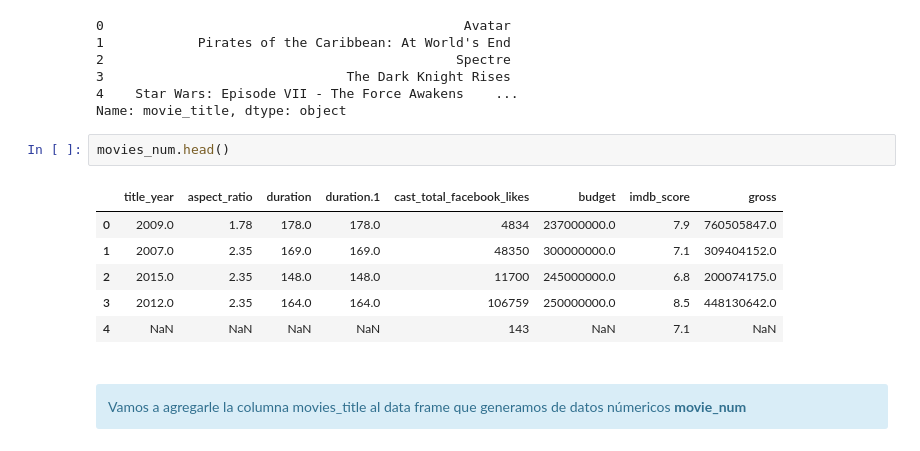
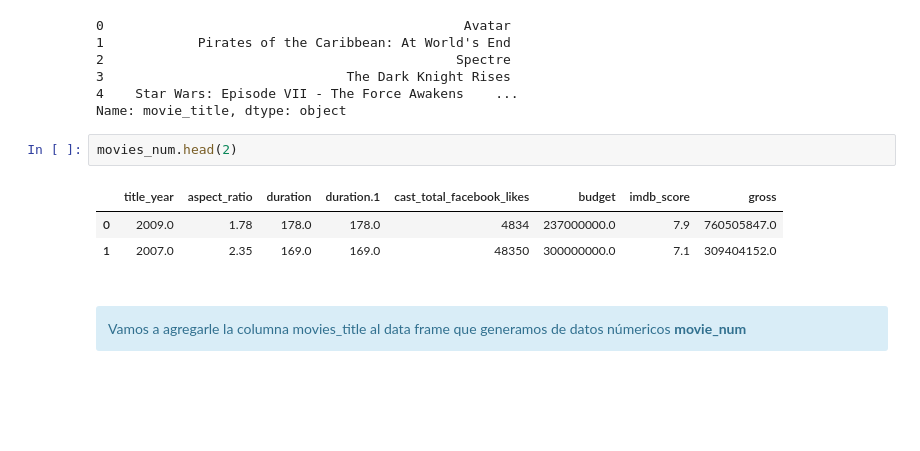
Before and after one commit to Jhonbeltran/machine-learning-platzi, a Jupyter notebook: 09 Preparación de los datos.ipynb, the cells around one changed output. Cells and saved outputs as stored; diff of their text form; blank space fills up the shorter version.

```diff
--- a/09 Preparación de los datos.ipynb
+++ b/09 Preparación de los datos.ipynb
@@ -461,14 +446,11 @@ movies['movie_title'].head()
 4    Star Wars: Episode VII - The Force Awakens    ...
 Name: movie_title, dtype: object
 # %%
-movies_num.head()
+movies_num.head(2)
 # %% [output]
 |  | title_year | aspect_ratio | duration | duration.1 | cast_total_facebook_likes | budget | imdb_score | gross |
 | 0 | 2009.0 | 1.78 | 178.0 | 178.0 | 4834 | 237000000.0 | 7.9 | 760505847.0 |
 | 1 | 2007.0 | 2.35 | 169.0 | 169.0 | 48350 | 300000000.0 | 7.1 | 309404152.0 |
-| 2 | 2015.0 | 2.35 | 148.0 | 148.0 | 11700 | 245000000.0 | 6.8 | 200074175.0 |
-| 3 | 2012.0 | 2.35 | 164.0 | 164.0 | 106759 | 250000000.0 | 8.5 | 448130642.0 |
-| 4 | NaN | NaN | NaN | NaN | 143 | NaN | 7.1 | NaN |
 # %% [markdown]
 <div class="alert alert-block alert-info" style="margin-top: 20px">
 Vamos a agregarle la columna movies_title al data frame que generamos de datos númericos <strong> movie_num </strong>
```
Also changed, not shown: parts of 37 cells of this notebook, 1 other file.
